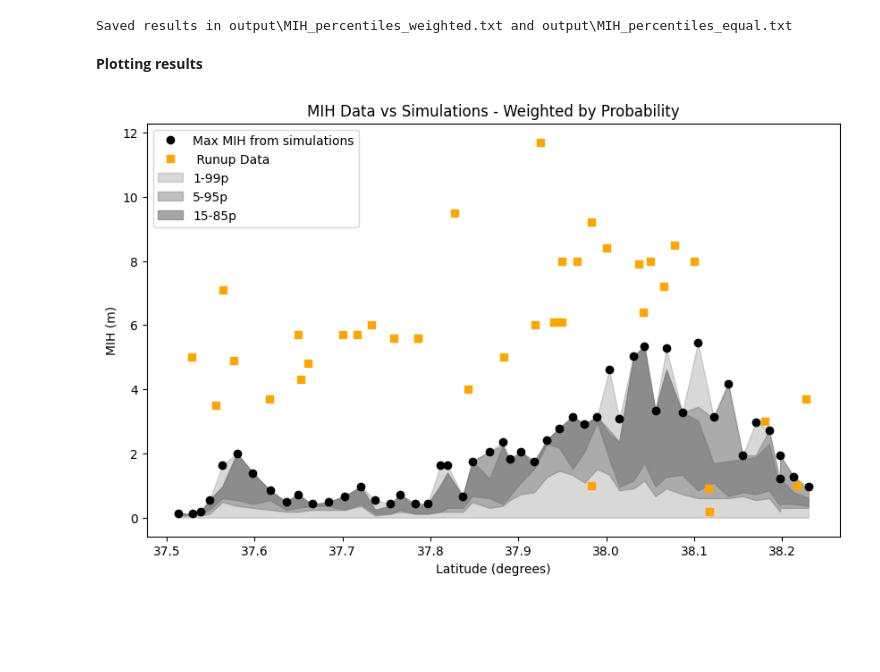
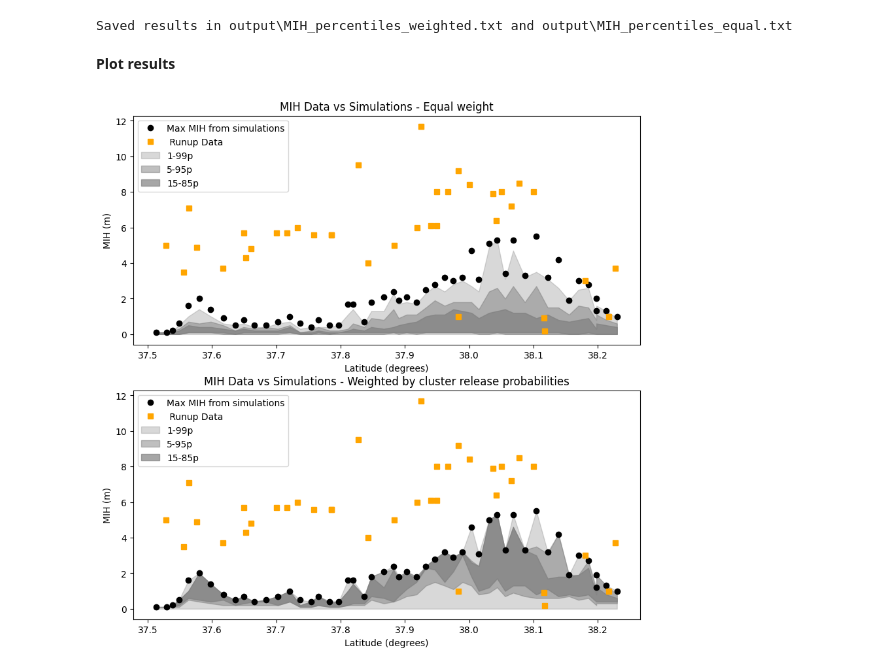
Before and after one commit to dtgeoeu-wp6-tsunamis/site_demonstrators, a Jupyter notebook: SD5/landslide-workflow/sd5-1.ipynb, the cells around one changed output. Drawn from its saved outputs; the diff is of its cells as text; code cells hidden in the pictures; blank space fills up the shorter version.

Commit message:
merge with fix_input_paths_sd5 branch

```diff
--- a/SD5/landslide-workflow/sd5.ipynb
+++ b/SD5/landslide-workflow/sd5-1.ipynb
@@ -285,53 +292,32 @@ print(f"Saved results in {file_MIH_percentiles_weighted} and {file_MIH_percentil
 # %% [output]
 Saved results in output\MIH_percentiles_weighted.txt and output\MIH_percentiles_equal.txt
 # %% [markdown]
-**Plotting results**
+**Plot results**
 # %%
-#TODO: do we prefer to use the written output or use directly the variables from the notebook?
 ### Load necessary file for plotting
 # Load POIs coordinates (POIs used in the precomputed database of landslide-tsunami simulations)
-simulations_dir = r"P:\2022\02\20220296\Calculations\Messina_simulations_June2025\\"
-pois_file = os.path.join(simulations_dir,"bingclaw-to-hysea","inputs","hysea_inputs","messina_tms_HySEA.txt")
+pois_file = os.path.join(database_folder,"messina_tms_HySEA.txt")
 pois_coords = np.loadtxt(pois_file, skiprows=1)
 
 # Load runup data (data from https://www.ngdc.noaa.gov/hazel/view/hazards/tsunami/related-runups/1373)
-file_runups_data = "messina_runups_data.npz"
-runups_data = np.load(file_runups_data)
+file_runup_data = os.path.join(database_folder,"messina_runups_data.npz")
+runup_data = np.load(file_runup_data)
 
 # Load MIH values for specific percentiles
-mih = Mperc_weighted # Or read it from file???
+file_MIH_percentiles_equal = os.path.join(output_folder, "MIH_percentiles_equal.txt")
+file_MIH_percentiles_weighted = os.path.join(output_folder, "MIH_percentiles_weighted.txt")
+MIH_perc_weighted = np.loadtxt(file_MIH_percentiles_weighted, skiprows=1)
+MIH_perc_equal = np.loadtxt(file_MIH_percentiles_equal, skiprows=1)
 # %%
-#TODO: do we want to plot both "equal" and "weighted"?
-#TODO: plotting script now assumes the array of percentiles is [0.01 0.05 0.15 0.85 0.95 0.99 1.  ], make it more flexible?
+### Plot results
+pois_to_plot = np.arange(50, 100, 1) # POIs 50 to 100 are along the East coast of Sicily
 
-## Plotting results
-pois_to_plot = np.arange(50, 100, 1) # This is to select POIs along the East coast of Sicily
+fig = plt.figure(figsize=(10, 10))
+ax = fig.add_subplot(2,1,1)
+ax2 = fig.add_subplot(2,1,2)
+plot_mih_percentiles(pois_coords, runup_data, MIH_perc_equal, pois_to_plot, ax, 'Equal weight')
+plot_mih_percentiles(pois_coords, runup_data, MIH_perc_weighted, pois_to_plot, ax2,'Weighted by cluster release probabilities')
 
-fig = plt.figure(figsize=(10, 6))
-ax = fig.add_subplot(1,1,1)
-#plt.plot(pois_coords[pois_to_plot, 1], mih_equal[pois_to_plot, 0], 'o-', label='Equal Weighting')
-plt.plot(pois_coords[pois_to_plot, 1], mih[pois_to_plot, -1], 'ko', label = "Max MIH from simulations")
-
-i=0
-for lon1, lat1, h1 in zip(runups_data["lon"], runups_data["lat"], runups_data["h"]):
-    if lat1 < np.max(pois_coords[pois_to_plot, 1]) and lat1 > np.min(pois_coords[pois_to_plot, 1]) and lon1 < 15.6:
-        plt.plot(lat1, h1, 's', color='orange', label=' Runup Data' if i == 0 else "")
-        i=i+1
-
-plt.fill_between(pois_coords[pois_to_plot, 1], mih[pois_to_plot, 0], mih[pois_to_plot, -2],
-                    color='gray', alpha=0.3, label='1-99p')
-
-plt.fill_between(pois_coords[pois_to_plot, 1], mih[pois_to_plot, 1], mih[pois_to_plot, -3],
-                    color='gray', alpha=0.5, label='5-95p')
-
-plt.fill_between(pois_coords[pois_to_plot, 1], mih[pois_to_plot, 2], mih[pois_to_plot, -4],
-                    color='gray', alpha=0.7, label='15-85p')
-
-#ax.set_title('MIH Data vs Simulations - Equal weighting')
-ax.set_title('MIH Data vs Simulations - Weighted by Probability')
-ax.set_xlabel('Latitude (degrees)')
-ax.set_ylabel('MIH (m)')
-ax.legend(loc='upper left')
 plt.show()
 # %% [output]
-[figure, old version]
+[figure, new version]
```
Also changed, not shown: parts of 18 cells of this notebook, 1 other file.
